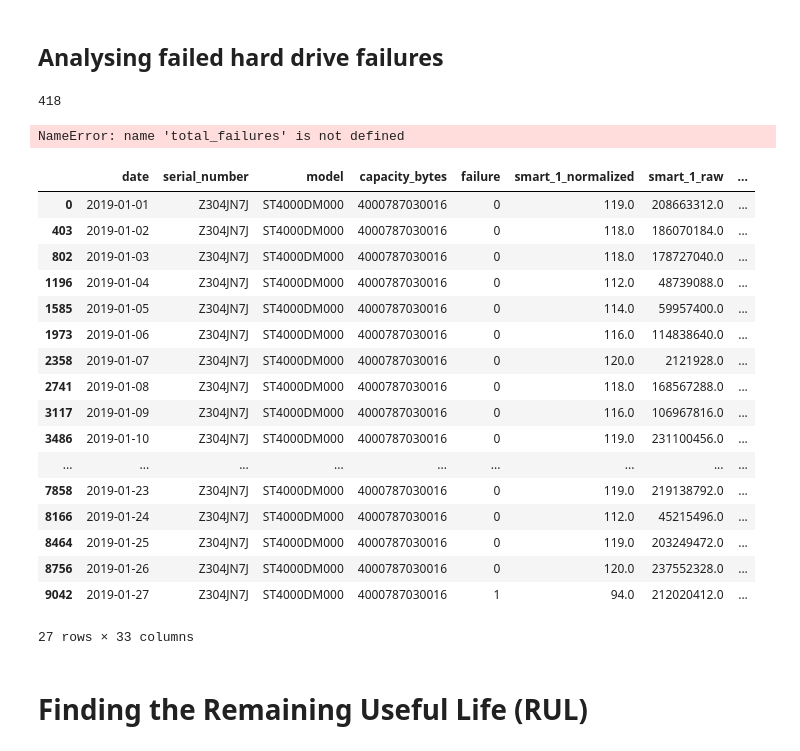
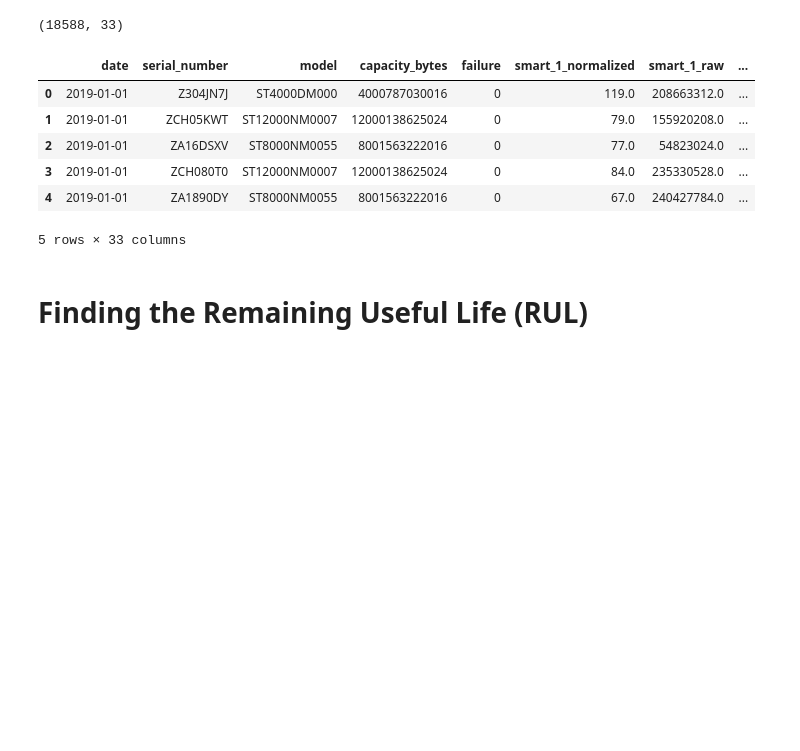
Before and after one commit to baari-ali/hard-drive-predictive-maintenance, a Jupyter notebook: src/decision_tree_and_random_forest_modelling.ipynb, the cells around one changed output. Drawn from its saved outputs; the diff is of its cells as text; code cells hidden in the pictures; blank space fills up the shorter version.

Commit message:
Separated the data analysis from the data_preprocessing.ipynb to a new file called data_analysis.ipynb

```diff
--- a/src/decision_tree_and_random_forest_modelling.ipynb
+++ b/src/decision_tree_and_random_forest_modelling.ipynb
@@ -12,2 +26,2 @@ os.getcwd()
 # %%
-df = pd.read_csv('../dataset/cleaned_and_processed_q1_data.csv')
+df = pd.read_csv('../dataset/failed_hdds.csv')
@@ -21,2 +27,0 @@ pd.get_option('display.max_rows')
-# %%
-pd.set_option('display.max_rows', 100)
@@ -76,3 +27,0 @@ len(failed_hdds)
-# %%
-# Filters the dataframe to include only rows where the serial number is in the failed hdds
-df = df.loc[df['serial_number'].isin(failed_hdds)]
@@ -99,3 +27,0 @@ df
-# %%
-# Reset the index and drop the old index
-df = df.reset_index(drop=True)
@@ -134,43 +28,17 @@ df[df['model'] == 'ST8000DM004']
-# %% [markdown]
-## Analysing failed hard drive failures
-# %%
-unique_hdds = df['serial_number'].unique()
-unique_hdds.size
-# %% [output]
-418
-# %%
-count = 0
-for hdd_ser in tqdm(unique_hdds):
-    if total_failures(df, hdd_ser) > 1:
-        print(hdd_ser)
-        count += 1
-
-print(f'Total hard drives with a failure count over 1: {count}')
-if count == 0:
-    print("All hard drives have either 0 or 1 failures")
-# %% [output]
-NameError: name 'total_failures' is not defined
-# %%
-df[df['serial_number'] == 'Z304JN7J']
-# %% [output]
-|  | date | serial_number | model | capacity_bytes | failure | smart_1_normalized | smart_1_raw | ... |
-| 0 | 2019-01-01 | Z304JN7J | ST4000DM000 | 4000787030016 | 0 | 119.0 | 208663312.0 | ... |
-| 403 | 2019-01-02 | Z304JN7J | ST4000DM000 | 4000787030016 | 0 | 118.0 | 186070184.0 | ... |
-| 802 | 2019-01-03 | Z304JN7J | ST4000DM000 | 4000787030016 | 0 | 118.0 | 178727040.0 | ... |
-| 1196 | 2019-01-04 | Z304JN7J | ST4000DM000 | 4000787030016 | 0 | 112.0 | 48739088.0 | ... |
-| 1585 | 2019-01-05 | Z304JN7J | ST4000DM000 | 4000787030016 | 0 | 114.0 | 59957400.0 | ... |
-| 1973 | 2019-01-06 | Z304JN7J | ST4000DM000 | 4000787030016 | 0 | 116.0 | 114838640.0 | ... |
-| 2358 | 2019-01-07 | Z304JN7J | ST4000DM000 | 4000787030016 | 0 | 120.0 | 2121928.0 | ... |
-| 2741 | 2019-01-08 | Z304JN7J | ST4000DM000 | 4000787030016 | 0 | 118.0 | 168567288.0 | ... |
-| 3117 | 2019-01-09 | Z304JN7J | ST4000DM000 | 4000787030016 | 0 | 116.0 | 106967816.0 | ... |
-| 3486 | 2019-01-10 | Z304JN7J | ST4000DM000 | 4000787030016 | 0 | 119.0 | 231100456.0 | ... |
-| ... | ... | ... | ... | ... | ... | ... | ... | ... |
-| 7858 | 2019-01-23 | Z304JN7J | ST4000DM000 | 4000787030016 | 0 | 119.0 | 219138792.0 | ... |
-| 8166 | 2019-01-24 | Z304JN7J | ST4000DM000 | 4000787030016 | 0 | 112.0 | 45215496.0 | ... |
-| 8464 | 2019-01-25 | Z304JN7J | ST4000DM000 | 4000787030016 | 0 | 119.0 | 203249472.0 | ... |
-| 8756 | 2019-01-26 | Z304JN7J | ST4000DM000 | 4000787030016 | 0 | 120.0 | 237552328.0 | ... |
-| 9042 | 2019-01-27 | Z304JN7J | ST4000DM000 | 4000787030016 | 1 | 94.0 | 212020412.0 | ... |
-27 rows × 33 columns
+# %%
+df.shape
+# %% [output]
+(18588, 33)
+# %%
+df.head()
+# %% [output]
+|  | date | serial_number | model | capacity_bytes | failure | smart_1_normalized | smart_1_raw | ... |
+| 0 | 2019-01-01 | Z304JN7J | ST4000DM000 | 4000787030016 | 0 | 119.0 | 208663312.0 | ... |
+| 1 | 2019-01-01 | ZCH05KWT | ST12000NM0007 | 12000138625024 | 0 | 79.0 | 155920208.0 | ... |
+| 2 | 2019-01-01 | ZA16DSXV | ST8000NM0055 | 8001563222016 | 0 | 77.0 | 54823024.0 | ... |
+| 3 | 2019-01-01 | ZCH080T0 | ST12000NM0007 | 12000138625024 | 0 | 84.0 | 235330528.0 | ... |
+| 4 | 2019-01-01 | ZA1890DY | ST8000NM0055 | 8001563222016 | 0 | 67.0 | 240427784.0 | ... |
+5 rows × 33 columns
 # %% [markdown]
 # Finding the Remaining Useful Life (RUL)
 # %%
```
Also changed, not shown: parts of 24 cells of this notebook, 2 other files.
